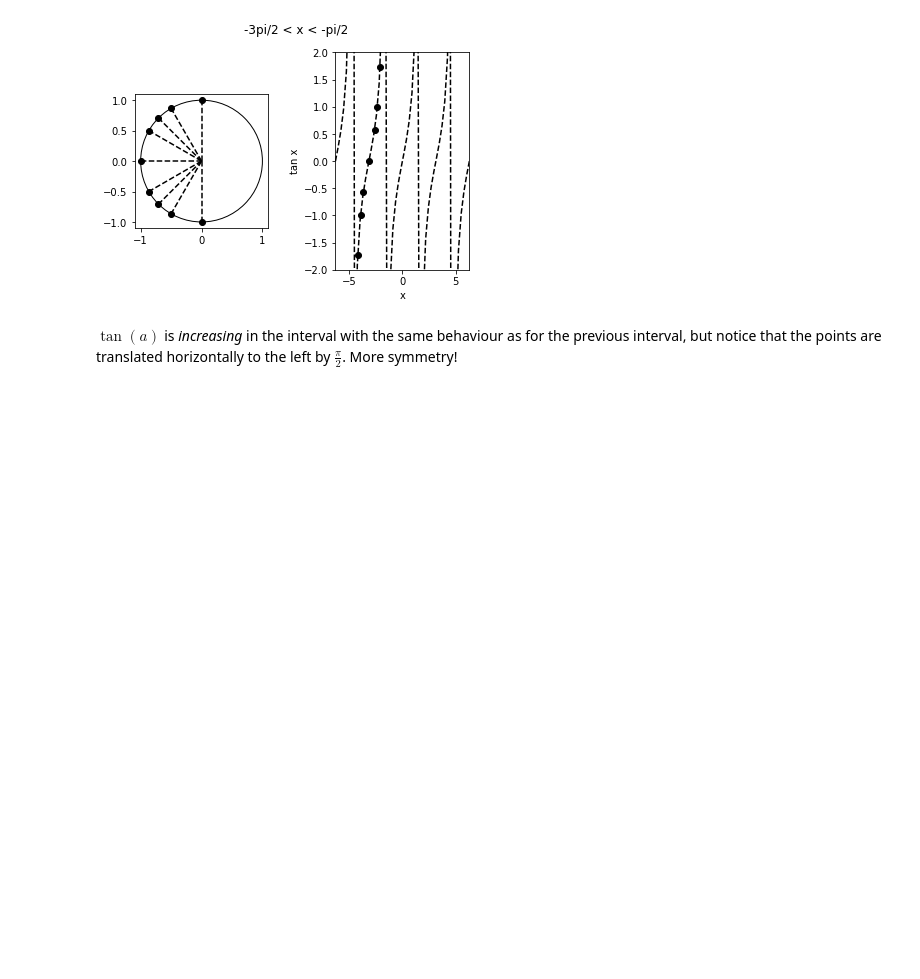
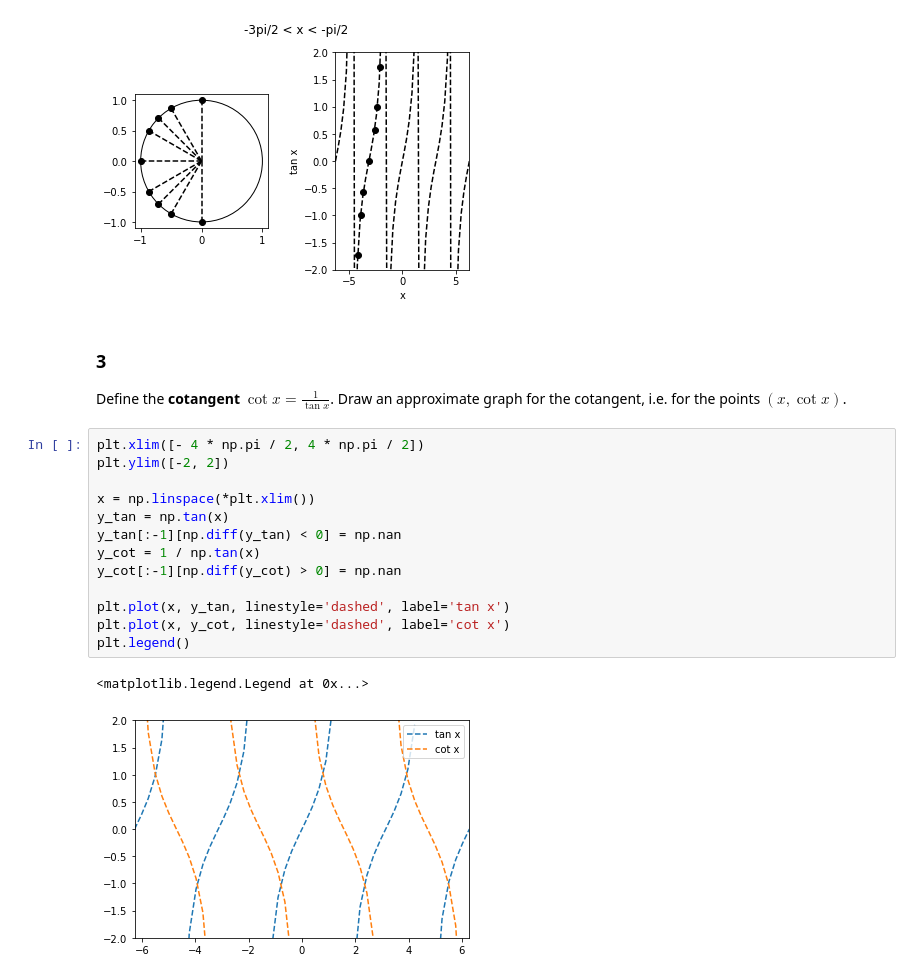
Before and after one commit to zackads/basic-mathematics, a Jupyter notebook: chapter-11-trigonometry/4-tangent.ipynb, the cells around one changed output. Saved outputs shown, nothing was run; the diff lists cells and outputs as text; blank space fills up the shorter version.

```diff
--- a/chapter-11-trigonometry/4-tangent.ipynb
+++ b/chapter-11-trigonometry/4-tangent.ipynb
@@ -218,5 +219,23 @@ tan_ax.plot(x, y, color='black', linestyle='dashed')
 # %% [output]
 [<matplotlib.lines.Line2D at 0x...>]
 [figure]
-# %% [markdown]
-$\tan(a)$ is _increasing_ in the interval with the same behaviour as for the previous interval, but notice that the points are translated horizontally to the left by $\frac{\pi}{2}$.  More symmetry!
+# %% [markdown]
+### 3
+
+Define the **cotangent** $\cot x = \frac{1}{\tan x}$.  Draw an approximate graph for the cotangent, i.e. for the points $(x, \cot x)$.
+# %%
+plt.xlim([- 4 * np.pi / 2, 4 * np.pi / 2])
+plt.ylim([-2, 2])
+
+x = np.linspace(*plt.xlim())
+y_tan = np.tan(x)
+y_tan[:-1][np.diff(y_tan) < 0] = np.nan
+y_cot = 1 / np.tan(x)
+y_cot[:-1][np.diff(y_cot) > 0] = np.nan
+
+plt.plot(x, y_tan, linestyle='dashed', label='tan x')
+plt.plot(x, y_cot, linestyle='dashed', label='cot x')
+plt.legend()
+# %% [output]
+<matplotlib.legend.Legend at 0x...>
+[figure, added]
```
Also changed, not shown: parts of 5 cells of this notebook.
